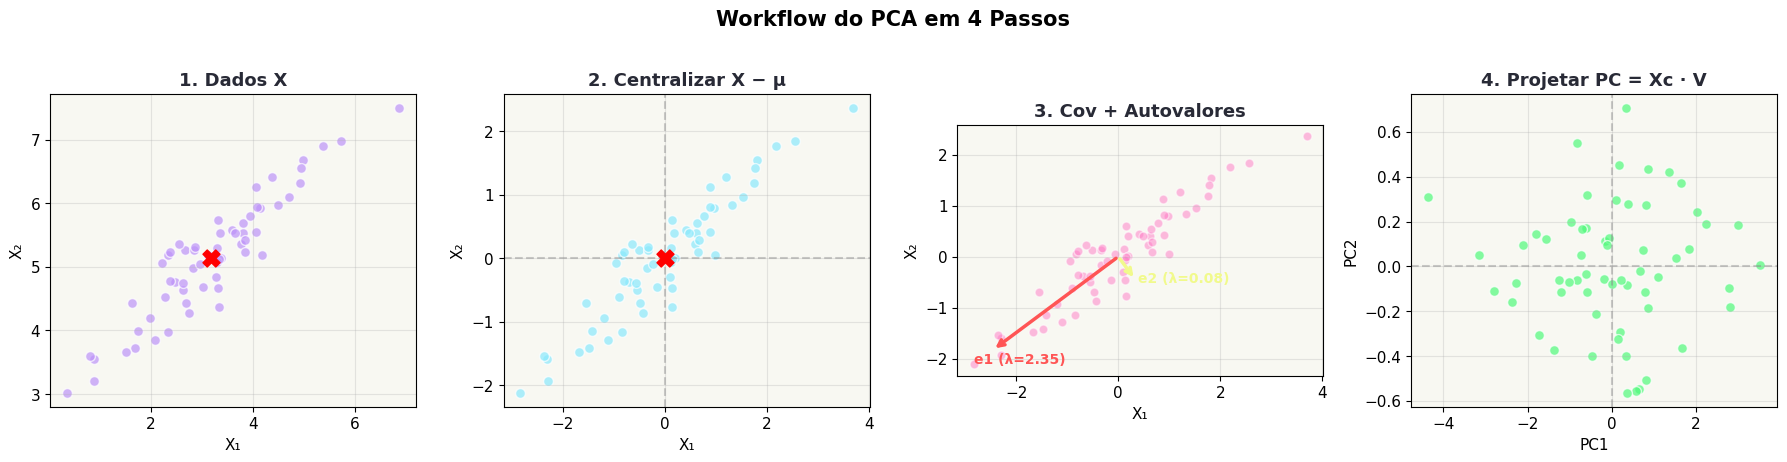
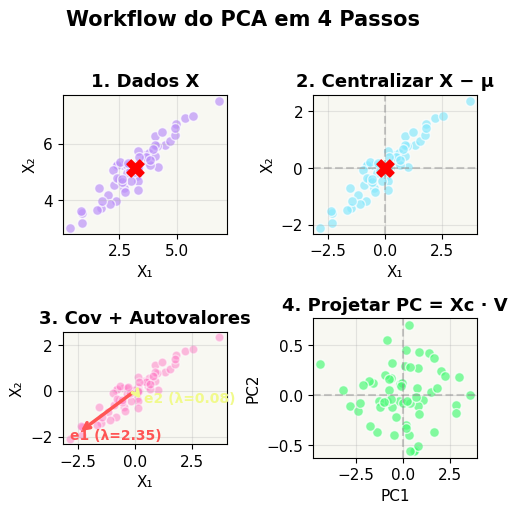
The notebook cell's code change between the first figure and the second:
--- before
+++ after
@@ -12,50 +12,48 @@
 PC = Xc @ eigvecs
 
-fig, axes = plt.subplots(1, 4, figsize=(18, 4.5))
+fig, axes = plt.subplots(2, 2, figsize=(5, 5))
 colors_step = ['#bd93f9', '#8be9fd', '#ff79c6', '#50fa7b']
 
 # Passo 1: Dados
-axes[0].scatter(X[:, 0], X[:, 1], c=colors_step[0], edgecolors='white', s=50, alpha=0.7)
-axes[0].scatter(*mu, c='red', s=150, marker='X', zorder=5)
-axes[0].set_title('1. Dados X', fontsize=13, fontweight='bold')
-axes[0].set_xlabel('X₁')
-axes[0].set_ylabel('X₂')
-axes[0].grid(True, alpha=0.3)
+axes[0,0].scatter(X[:, 0], X[:, 1], c=colors_step[0], edgecolors='white', s=50, alpha=0.7)
+axes[0,0].scatter(*mu, c='red', s=150, marker='X', zorder=5)
+axes[0,0].set_title('1. Dados X', fontsize=13, fontweight='bold')
+axes[0,0].set_xlabel('X₁')
+axes[0,0].set_ylabel('X₂')
+axes[0,0].grid(True, alpha=0.3)
 
 # Passo 2: Centralizar
-axes[1].scatter(Xc[:, 0], Xc[:, 1], c=colors_step[1], edgecolors='white', s=50, alpha=0.7)
-axes[1].scatter(0, 0, c='red', s=150, marker='X', zorder=5)
-axes[1].axhline(0, color='gray', ls='--', alpha=0.4)
-axes[1].axvline(0, color='gray', ls='--', alpha=0.4)
-axes[1].set_title('2. Centralizar X − μ', fontsize=13, fontweight='bold')
-axes[1].set_xlabel('X₁')
-axes[1].set_ylabel('X₂')
-axes[1].grid(True, alpha=0.3)
+axes[0,1].scatter(Xc[:, 0], Xc[:, 1], c=colors_step[1], edgecolors='white', s=50, alpha=0.7)
+axes[0,1].scatter(0, 0, c='red', s=150, marker='X', zorder=5)
+axes[0,1].axhline(0, color='gray', ls='--', alpha=0.4)
+axes[0,1].axvline(0, color='gray', ls='--', alpha=0.4)
+axes[0,1].set_title('2. Centralizar X − μ', fontsize=13, fontweight='bold')
+axes[0,1].set_xlabel('X₁')
+axes[0,1].set_ylabel('X₂')
+axes[0,1].grid(True, alpha=0.3)
 
 # Passo 3: Covariância + autovetores
-axes[2].scatter(Xc[:, 0], Xc[:, 1], c=colors_step[2], edgecolors='white', s=40, alpha=0.5)
+axes[1,0].scatter(Xc[:, 0], Xc[:, 1], c=colors_step[2], edgecolors='white', s=40, alpha=0.5)
 for i, (color, lam) in enumerate(zip(['#ff5555', '#f1fa8c'], eigvals)):
     scale = np.sqrt(lam) * 2
     v = eigvecs[:, i] * scale
-    axes[2].annotate('', xy=v, xytext=(0, 0),
+    axes[1,0].annotate('', xy=v, xytext=(0, 0),
                      arrowprops=dict(arrowstyle='->', color=color, lw=2.5))
-    axes[2].text(v[0]*1.15, v[1]*1.15, f'e{i+1} (λ={lam:.2f})', fontsize=10, color=color, fontweight='bold')
-axes[2].set_title('3. Cov + Autovalores', fontsize=13, fontweight='bold')
-axes[2].set_xlabel('X₁')
-axes[2].set_ylabel('X₂')
-axes[2].set_aspect('equal')
-axes[2].grid(True, alpha=0.3)
+    axes[1,0].text(v[0]*1.15, v[1]*1.15, f'e{i+1} (λ={lam:.2f})', fontsize=10, color=color, fontweight='bold')
+axes[1,0].set_title('3. Cov + Autovalores', fontsize=13, fontweight='bold')
+axes[1,0].set_xlabel('X₁')
+axes[1,0].set_ylabel('X₂')
+axes[1,0].set_aspect('equal')
+axes[1,0].grid(True, alpha=0.3)
 
 # Passo 4: Projetar
-axes[3].scatter(PC[:, 0], PC[:, 1], c=colors_step[3], edgecolors='white', s=50, alpha=0.7)
-axes[3].axhline(0, color='gray', ls='--', alpha=0.4)
-axes[3].axvline(0, color='gray', ls='--', alpha=0.4)
-axes[3].set_title('4. Projetar PC = Xc · V', fontsize=13, fontweight='bold')
-axes[3].set_xlabel('PC1')
-axes[3].set_ylabel('PC2')
-axes[3].grid(True, alpha=0.3)
+axes[1,1].scatter(PC[:, 0], PC[:, 1], c=colors_step[3], edgecolors='white', s=50, alpha=0.7)
+axes[1,1].axhline(0, color='gray', ls='--', alpha=0.4)
+axes[1,1].axvline(0, color='gray', ls='--', alpha=0.4)
+axes[1,1].set_title('4. Projetar PC = Xc · V', fontsize=13, fontweight='bold')
+axes[1,1].set_xlabel('PC1')
+axes[1,1].set_ylabel('PC2')
+axes[1,1].grid(True, alpha=0.3)
 
-for ax in axes:
-    ax.title.set_color('#282a36')
 
 plt.suptitle('Workflow do PCA em 4 Passos', fontsize=15, fontweight='bold', y=1.02)

Commit: Refactor PCA and LDA presentation slides